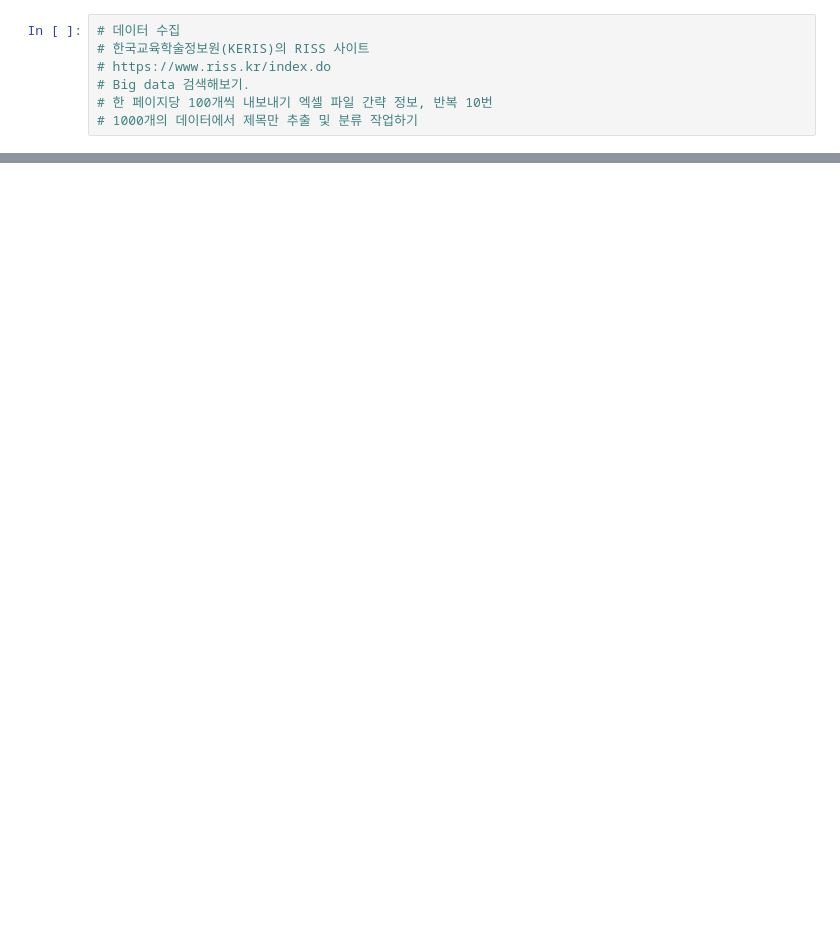
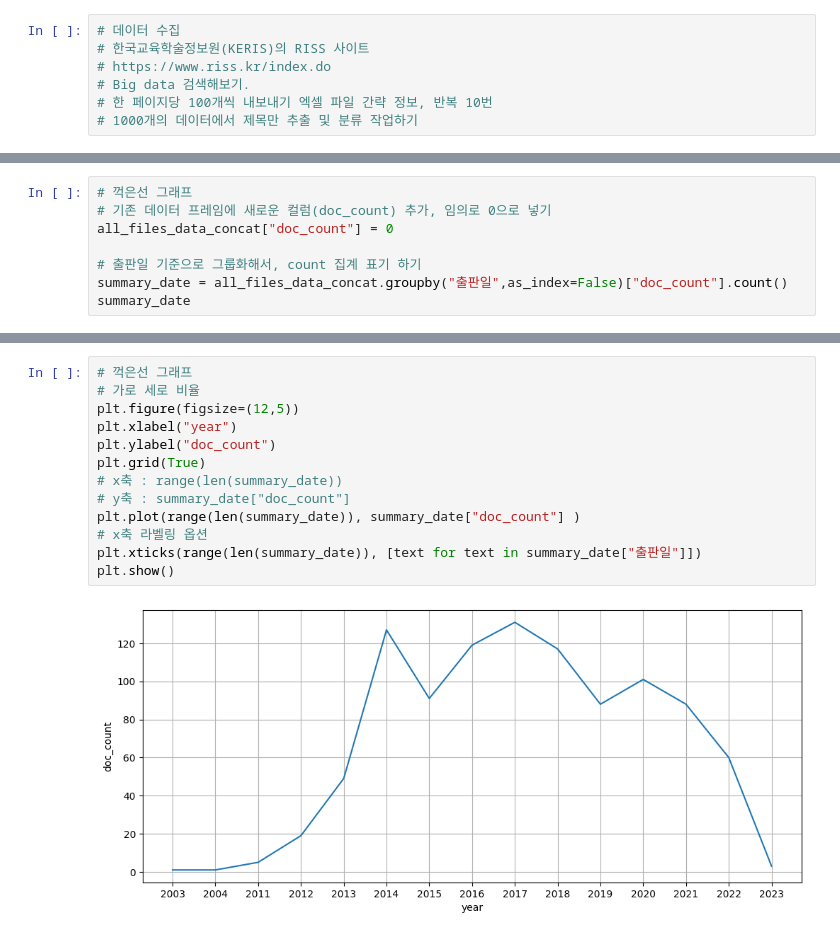
Before and after one commit to freedomseok8047/BigdataVisualization_analyze, a Jupyter notebook: 2-자연어처리-영문-한글-통계/test.ipynb, the cells around one changed output, grey strips where cells are left out. Saved outputs shown, nothing was run; the diff lists cells and outputs as text; blank space fills up the shorter version.

```diff
--- a/2-자연어처리-영문-한글-통계/test.ipynb
+++ b/2-자연어처리-영문-한글-통계/test.ipynb
@@ -110,0 +266,8 @@ all_files_data_concat.to_csv("/Users/user/BigDataTest/My_Python/2-자연어처
+# %%
+# 꺽은선 그래프
+# 기존 데이터 프레임에 새로운 컬럼(doc_count) 추가, 임의로 0으로 넣기
+all_files_data_concat["doc_count"] = 0
+
+# 출판일 기준으로 그룹화해서, count 집계 표기 하기
+summary_date = all_files_data_concat.groupby("출판일",as_index=False)["doc_count"].count()
+summary_date
@@ -110,0 +291,15 @@ all_files_data_concat.to_csv("/Users/user/BigDataTest/My_Python/2-자연어처
+# %%
+# 꺽은선 그래프
+# 가로 세로 비율
+plt.figure(figsize=(12,5))
+plt.xlabel("year")
+plt.ylabel("doc_count")
+plt.grid(True)
+# x축 : range(len(summary_date))
+# y축 : summary_date["doc_count"]
+plt.plot(range(len(summary_date)), summary_date["doc_count"] )
+# x축 라벨링 옵션
+plt.xticks(range(len(summary_date)), [text for text in summary_date["출판일"]])
+plt.show()
+# %% [output]
+[figure, added]
```
Also changed, not shown: parts of 14 cells of this notebook, 1 other file.
